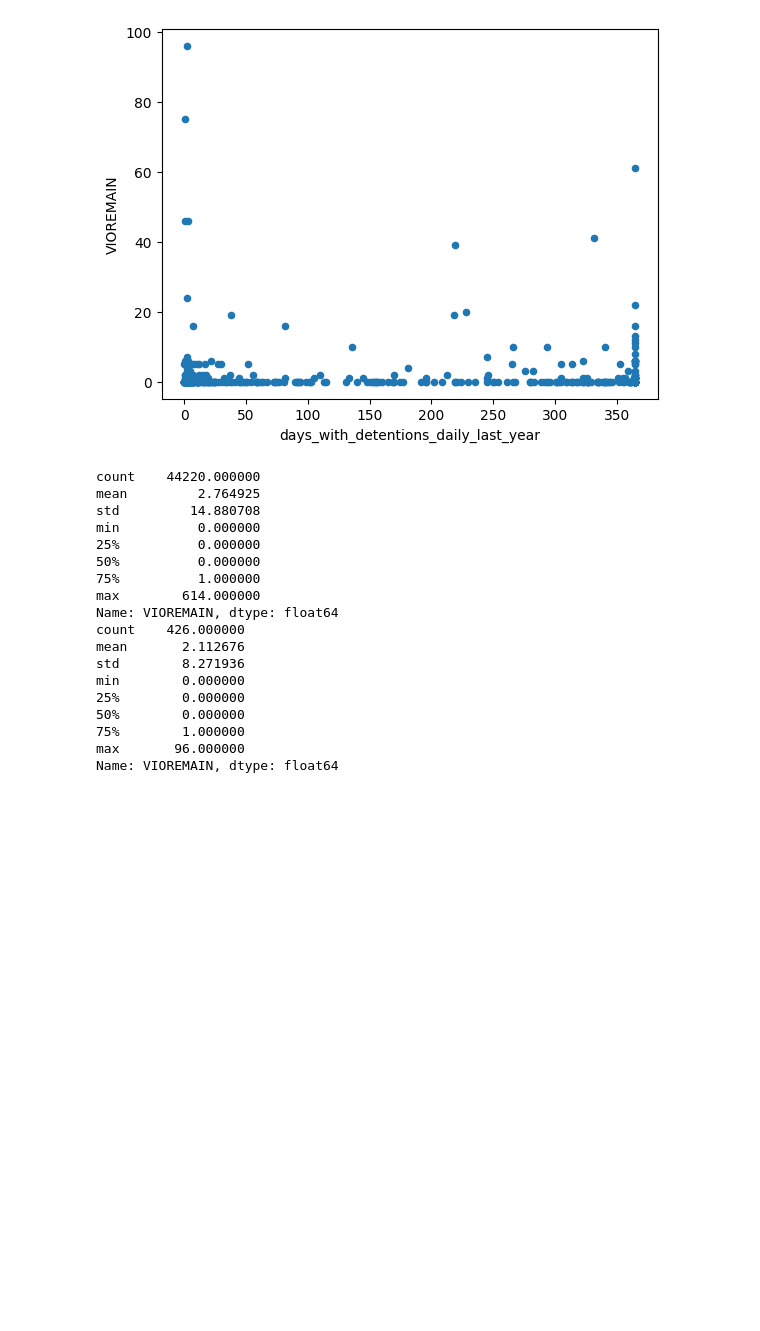
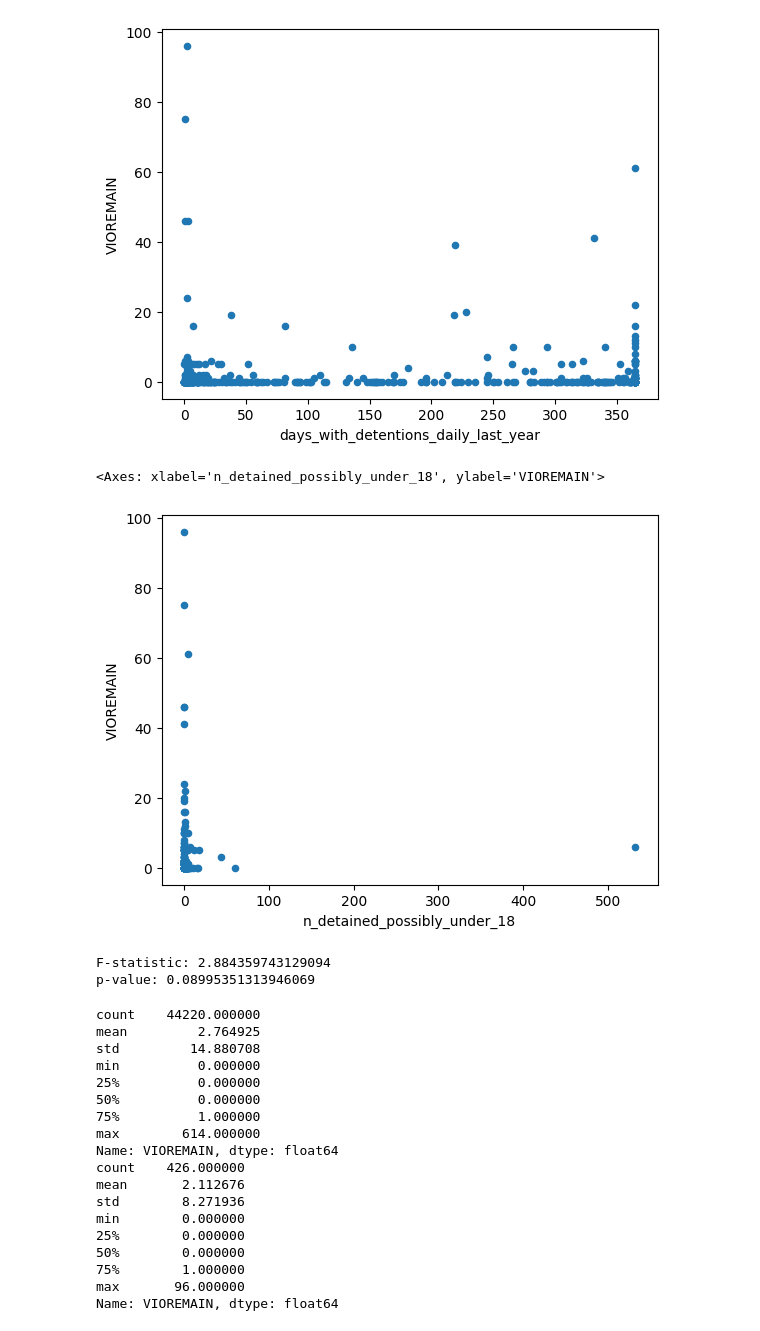
Before and after one commit to edgi-govdata-archiving/EEW-ICE, a Jupyter notebook: DWATER_ICE_Filtered.ipynb, the cells around one changed output. Cells and saved outputs as stored; diff of their text form; code cells hidden in the pictures; blank space fills up the shorter version.

```diff
--- a/DWATER_ICE_Filtered.ipynb
+++ b/DWATER_ICE_Filtered.ipynb
@@ -27,7 +27,7 @@ ddpfacs
 # %%
 #assign boolean mask based on n_detained_possibly_under_18
 ddpfacs['under_18'] = ddpfacs['n_detained_possibly_under_18'] > 0
-ddpfacs['under_18_binary'] = ddpfacs['under_18'].astype(int)
+ddpfacs['under_18_num'] = ddpfacs['under_18'].astype(int)
 ddpfacs
 
 
@@ -276,6 +276,31 @@ summary.plot(kind="scatter", x="days_with_detentions_daily_last_year", y="VIOREM
 # %% [output]
 <Axes: xlabel='days_with_detentions_daily_last_year', ylabel='VIOREMAIN'>
 [figure]
+# %%
+summary.plot(kind="scatter", x="n_detained_possibly_under_18", y="VIOREMAIN")
+# %% [output]
+<Axes: xlabel='n_detained_possibly_under_18', ylabel='VIOREMAIN'>
+[figure, added]
+# %%
+import scipy.stats as stats
+
+# Perform one-way ANOVA - will ultimately need to test with only ~142 dedicated detentional facs, but this is a test
+
+group_1 = cws_w_ice[
+    cws_w_ice["under_18_num"] == 1
+]["VIOREMAIN"].dropna()
+
+group_2 = cws_w_ice[
+    cws_w_ice["under_18_num"] == 0
+]["VIOREMAIN"].dropna()
+
+f_statistic, p_value = stats.f_oneway(group_1, group_2)
+
+print("F-statistic:", f_statistic)
+print("p-value:", p_value)
+# %% [output]
+F-statistic: 2.884359743129094
+p-value: 0.08995351313946069
 # %%
 # National comparison: how do CWS with ICE facs stack up against ALL CWS in terms of compliance points
 
```
Also changed, not shown: parts of 13 cells of this notebook.
